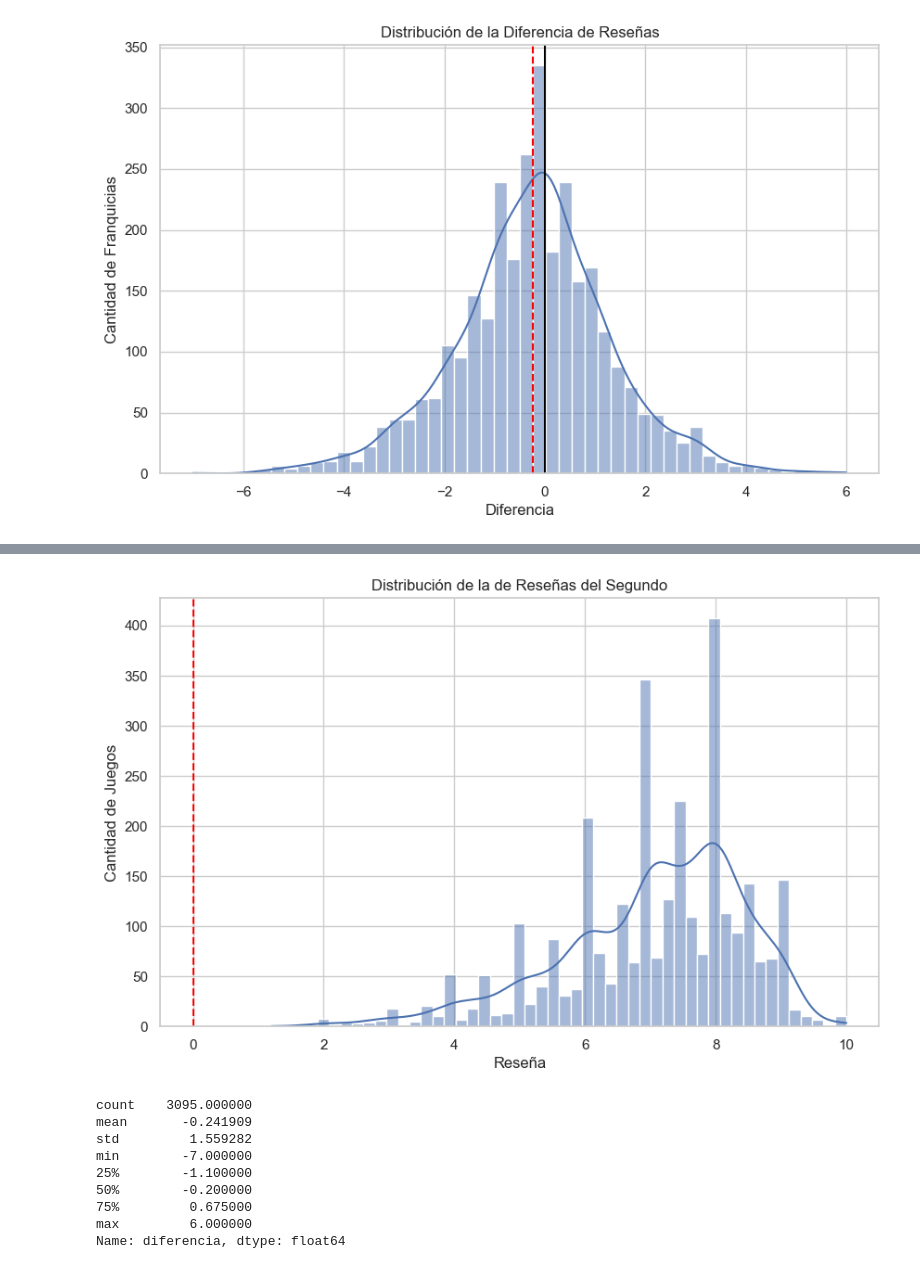
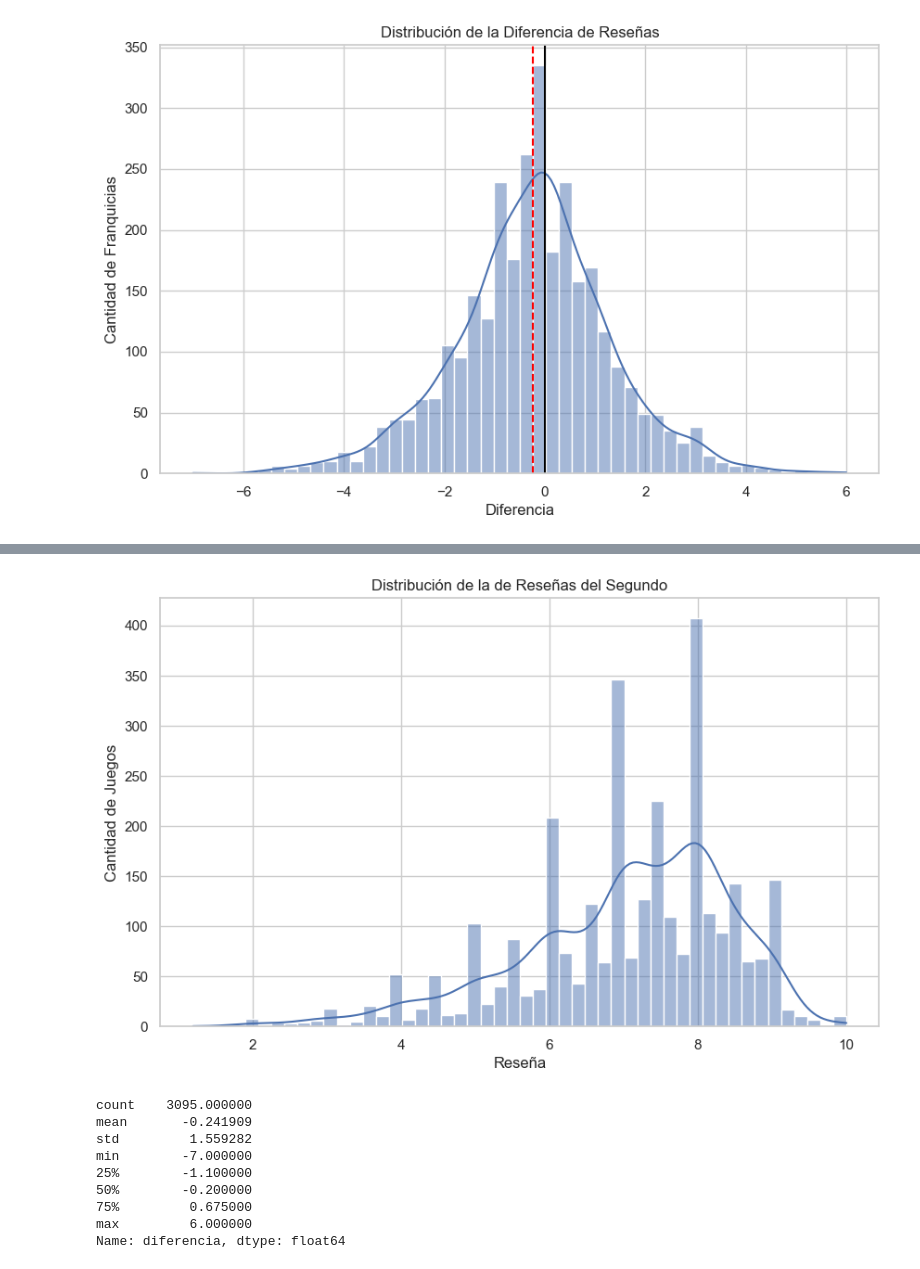
Before and after one commit to claudiocanales721/Proyecto-cs-de-datos, a Jupyter notebook: procesos/videojuegos/procesos de opinion críticos/Proceso.ipynb, the cells around one changed output, grey strips where cells are left out. Drawn from its saved outputs; the diff is of its cells as text; code cells hidden in the pictures.

```diff
--- a/procesos/videojuegos/procesos de opinion críticos/Proceso.ipynb
+++ b/procesos/videojuegos/procesos de opinion críticos/Proceso.ipynb
@@ -387,19 +387,18 @@ plt.show()
 # %%
 sns.set_theme(style="whitegrid")
 
 
 plt.figure(figsize=(10, 6))
 sns.histplot(df_diferencia['score_s'], kde=True, bins=50)
 
 
-plt.axvline(x=0, color='red', linestyle='--')
 
 plt.title('Distribución de la de Reseñas del Segundo')
 plt.xlabel('Reseña')
 plt.ylabel('Cantidad de Juegos')
 plt.show()
 # %% [output]
-[figure, old version]
+[figure, new version]
 # %%
 df_diferencia['diferencia'].describe()
 # %% [output]
```
Also changed, not shown: parts of 1 cell of this notebook, 15 other files.
